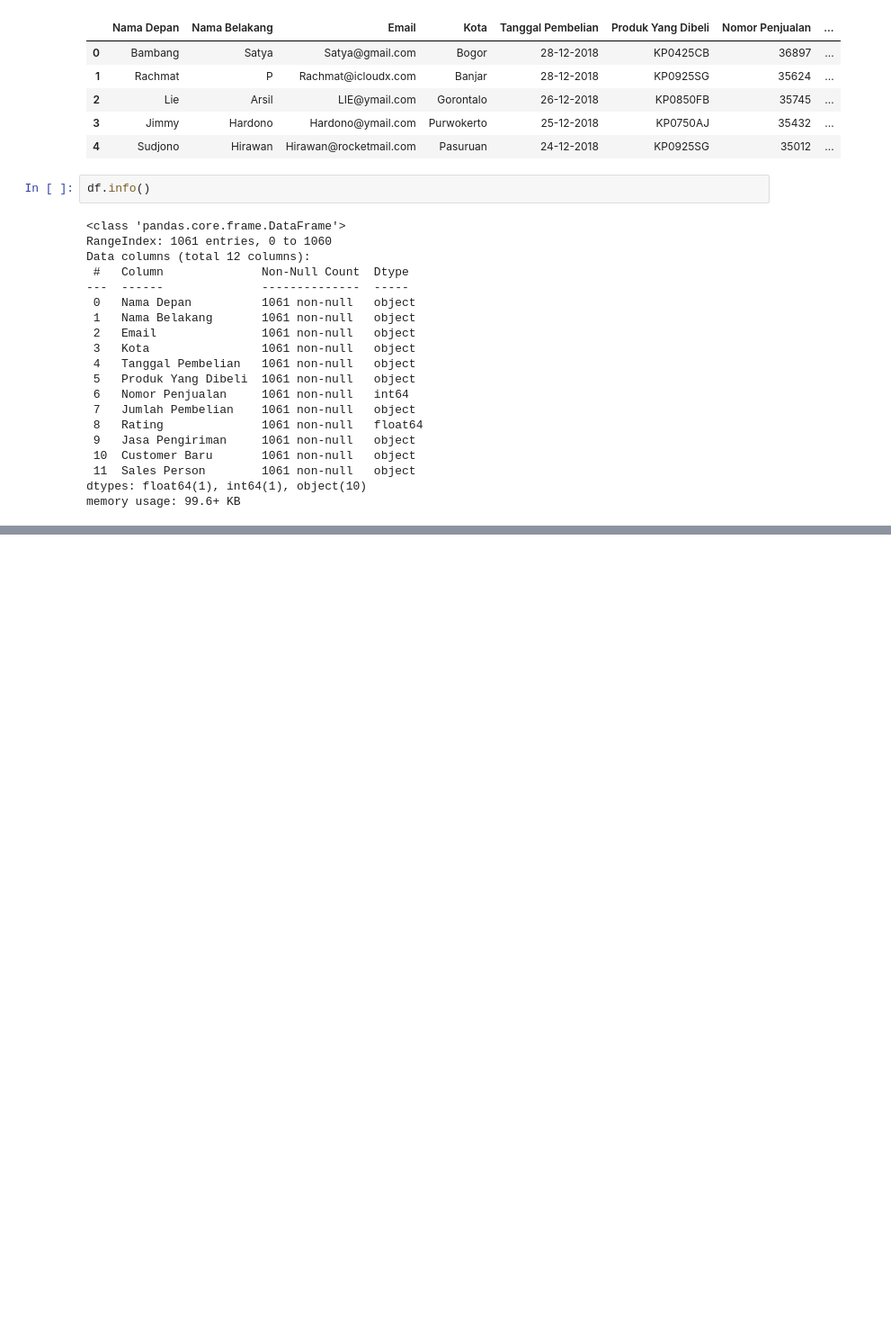
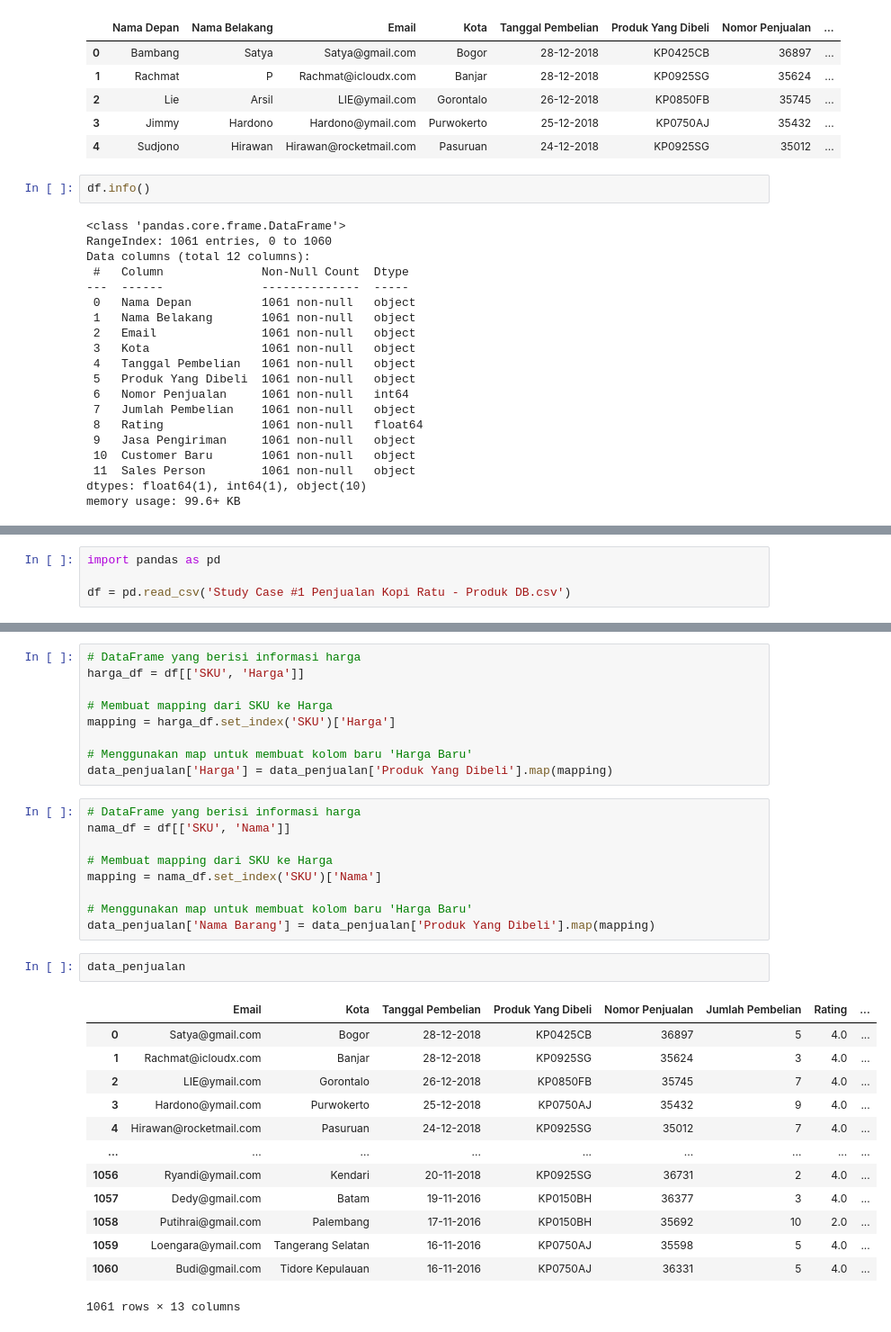
Before and after one commit to bangkitbk/Cleaning-Data-Cygnus-Bite, a Jupyter notebook: cleaning.ipynb, the cells around one changed output, grey strips where cells are left out. Shown: that part at 90% size. Cells and saved outputs as stored; diff of their text form; blank space fills up the shorter version.

```diff
--- a/cleaning.ipynb
+++ b/cleaning.ipynb
@@ -110,0 +106,4 @@ memory usage: 99.6+ KB
+# %%
+import pandas as pd
+
+df = pd.read_csv('Study Case #1 Penjualan Kopi Ratu - Produk DB.csv')
@@ -110,0 +140,34 @@ memory usage: 99.6+ KB
+# %%
+# DataFrame yang berisi informasi harga
+harga_df = df[['SKU', 'Harga']]
+
+# Membuat mapping dari SKU ke Harga
+mapping = harga_df.set_index('SKU')['Harga']
+
+# Menggunakan map untuk membuat kolom baru 'Harga Baru'
+data_penjualan['Harga'] = data_penjualan['Produk Yang Dibeli'].map(mapping)
+# %%
+# DataFrame yang berisi informasi harga
+nama_df = df[['SKU', 'Nama']]
+
+# Membuat mapping dari SKU ke Harga
+mapping = nama_df.set_index('SKU')['Nama']
+
+# Menggunakan map untuk membuat kolom baru 'Harga Baru'
+data_penjualan['Nama Barang'] = data_penjualan['Produk Yang Dibeli'].map(mapping)
+# %%
+data_penjualan
+# %% [output]
+|  | Email | Kota | Tanggal Pembelian | Produk Yang Dibeli | Nomor Penjualan | Jumlah Pembelian | Rating | ... |
+| 0 | Satya@gmail.com | Bogor | 28-12-2018 | KP0425CB | 36897 | 5 | 4.0 | ... |
+| 1 | Rachmat@icloudx.com | Banjar | 28-12-2018 | KP0925SG | 35624 | 3 | 4.0 | ... |
+| 2 | LIE@ymail.com | Gorontalo | 26-12-2018 | KP0850FB | 35745 | 7 | 4.0 | ... |
+| 3 | Hardono@ymail.com | Purwokerto | 25-12-2018 | KP0750AJ | 35432 | 9 | 4.0 | ... |
+| 4 | Hirawan@rocketmail.com | Pasuruan | 24-12-2018 | KP0925SG | 35012 | 7 | 4.0 | ... |
+| ... | ... | ... | ... | ... | ... | ... | ... | ... |
+| 1056 | Ryandi@ymail.com | Kendari | 20-11-2018 | KP0925SG | 36731 | 2 | 4.0 | ... |
+| 1057 | Dedy@gmail.com | Batam | 19-11-2016 | KP0150BH | 36377 | 3 | 4.0 | ... |
+| 1058 | Putihrai@gmail.com | Palembang | 17-11-2016 | KP0150BH | 35692 | 10 | 2.0 | ... |
+| 1059 | Loengara@ymail.com | Tangerang Selatan | 16-11-2016 | KP0750AJ | 35598 | 5 | 4.0 | ... |
+| 1060 | Budi@gmail.com | Tidore Kepulauan | 16-11-2016 | KP0750AJ | 36331 | 5 | 4.0 | ... |
+1061 rows × 13 columns
```
Also changed, not shown: parts of 14 cells of this notebook, 2 other files.
